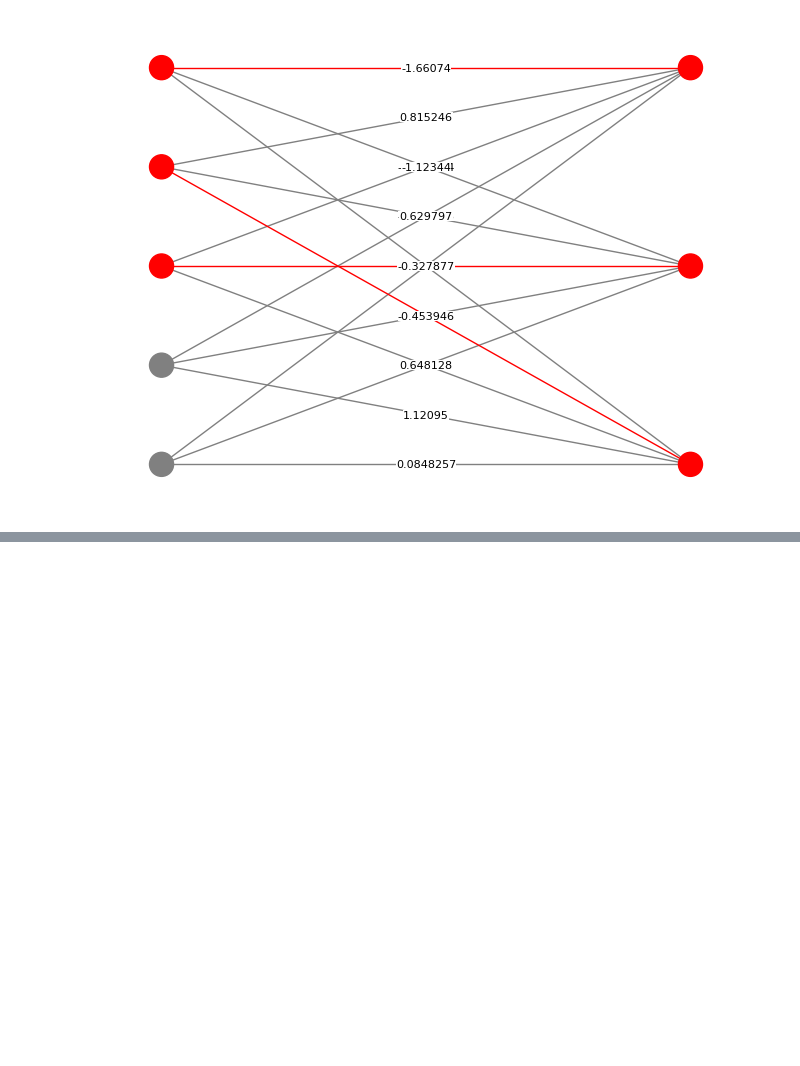
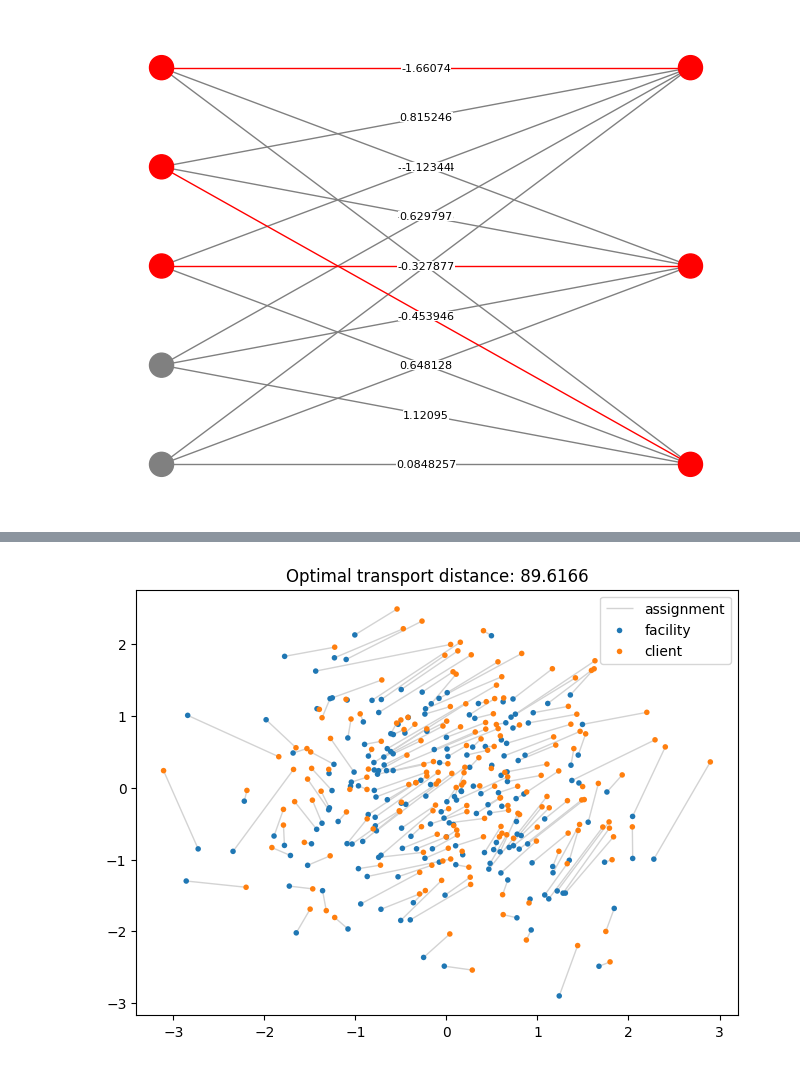
Before and after one commit to google-deepmind/optax, a Jupyter notebook: examples/linear_assignment_problem.ipynb, the cells around one changed output, grey strips where cells are left out. Saved outputs shown, nothing was run; the diff lists cells and outputs as text; code cells hidden in the pictures; blank space fills up the shorter version.

Commit message:
Extend example gallery entry for linear assignment problem with optimal transport example.

```diff
--- a/examples/linear_assignment_problem.ipynb
+++ b/examples/linear_assignment_problem.ipynb
@@ -132,0 +143,42 @@ nx.draw_networkx_edge_labels(
+# %%
+import jax
+import optax
+from jax import numpy as jnp, random
+from matplotlib import collections, pyplot as plt, rcParams
+
+def get_optimal_transport(x, y):
+    assert x.ndim == 2
+    assert x.shape == y.shape
+    displacements = x[:, None] - y[None, :]
+    distance_matrix = jnp.linalg.norm(displacements, axis=-1)
+    i, j = optax.assignment.hungarian_algorithm(distance_matrix)
+    total_distance = distance_matrix[i, j].sum()
+    return (i, j), total_distance
+
+def main():
+    num_points = 200
+    markersize = 16.0
+
+    key = random.key(0)
+    keys = random.split(key)
+    x = random.normal(keys[0], (num_points, 2))
+    y = random.normal(keys[1], (num_points, 2)) + jnp.array([0.2, 0.0])
+
+    (i, j), total_distance = get_optimal_transport(x, y)
+
+    fig, ax = plt.subplots(constrained_layout=True)
+
+    data = jnp.stack((x[i], y[j]), 1)
+    lc = collections.LineCollection(data, linewidth=1.0, color="lightgrey", zorder=0, label="assignment")
+    ax.add_collection(lc)
+
+    ax.scatter(*x.T, s=markersize, edgecolor="none", label="facility")
+    ax.scatter(*y.T, s=markersize, edgecolor="none", label="client")
+
+    ax.set(title=f"Optimal transport distance: {total_distance:g}")
+    ax.legend()
+    plt.show()
+
+main()
+# %% [output]
+[figure, added]
```
Also changed, not shown: parts of 2 cells of this notebook.
